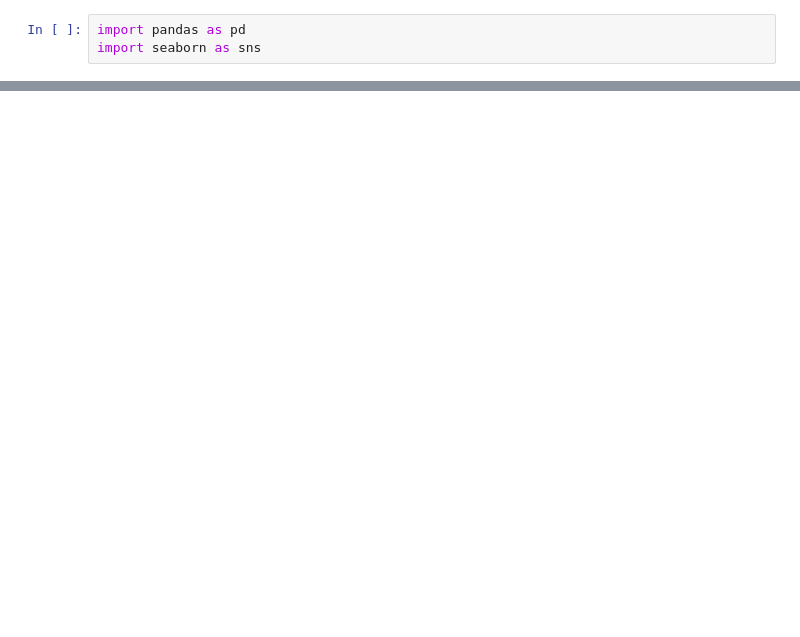
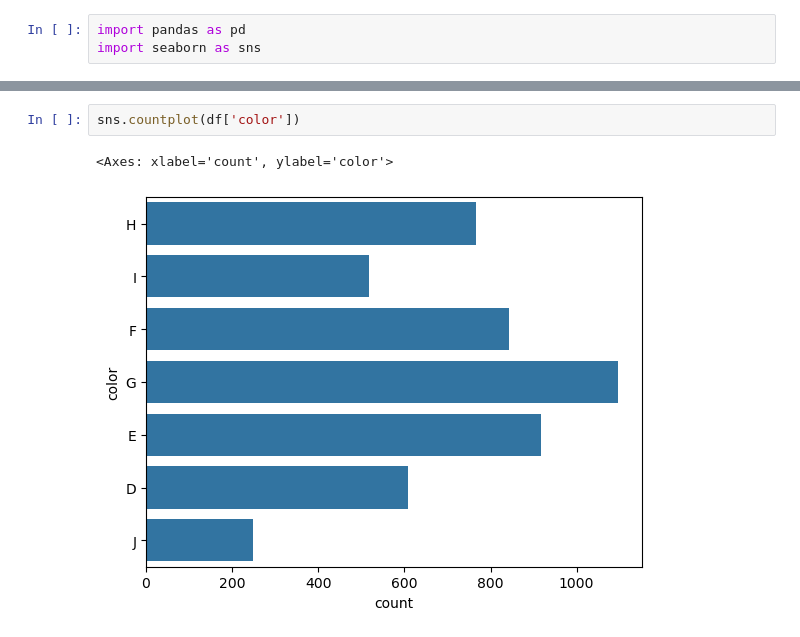
Before and after one commit to matiasmilla/xtream-ai-assignment-engineer, a Jupyter notebook: diamond_price_prediction.ipynb, the cells around one changed output, grey strips where cells are left out. Cells and saved outputs as stored; diff of their text form; blank space fills up the shorter version.

```diff
--- a/diamond_price_prediction.ipynb
+++ b/diamond_price_prediction.ipynb
@@ -21,0 +73,5 @@ df.head
+# %%
+sns.countplot(df['color'])
+# %% [output]
+<Axes: xlabel='count', ylabel='color'>
+[figure, added]
```
Also changed, not shown: parts of 16 cells of this notebook.
